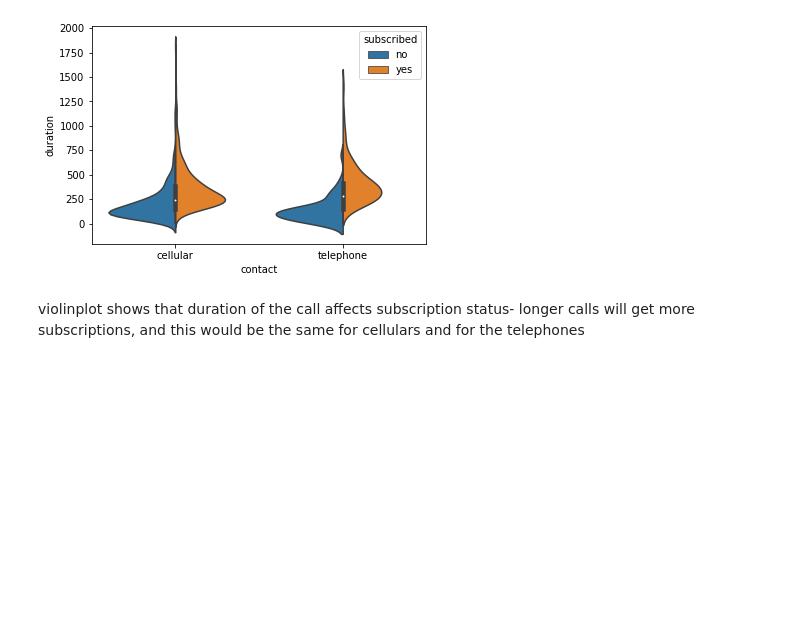
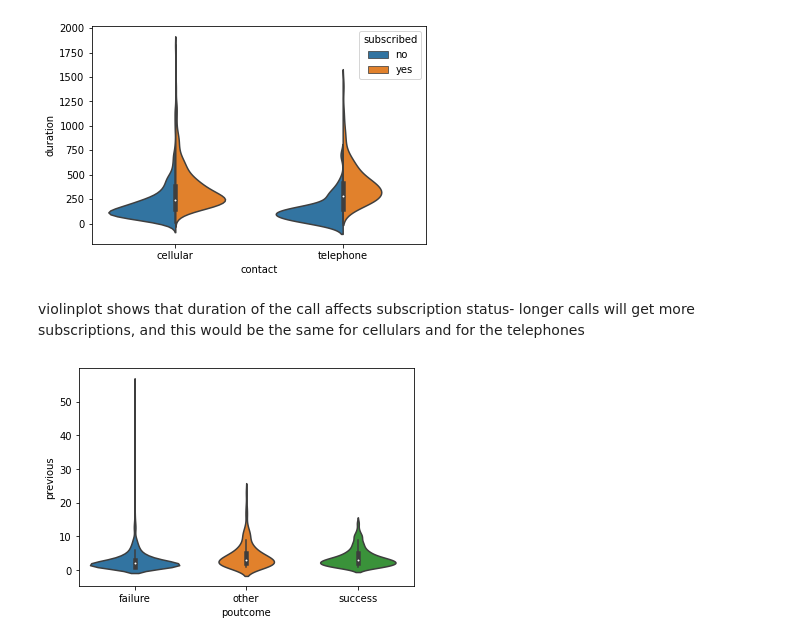
Before and after one commit to mandricic/CS5062, a Jupyter notebook: etivity1.ipynb, the cells around one changed output. Saved outputs shown, nothing was run; the diff lists cells and outputs as text; code cells hidden in the pictures; blank space fills up the shorter version.

```diff
--- a/etivity1.ipynb
+++ b/etivity1.ipynb
@@ -135,3 +133,8 @@ plt.show()
 [figure]
 # %% [markdown]
 violinplot shows that duration of the call affects subscription status- longer calls will get more subscriptions, and this would be the same for cellulars and for the telephones
+# %%
+sns.violinplot(data=df, x='poutcome', y='previous')
+plt.show()
+# %% [output]
+[figure, added]
```
Also changed, not shown: parts of 5 cells of this notebook.
